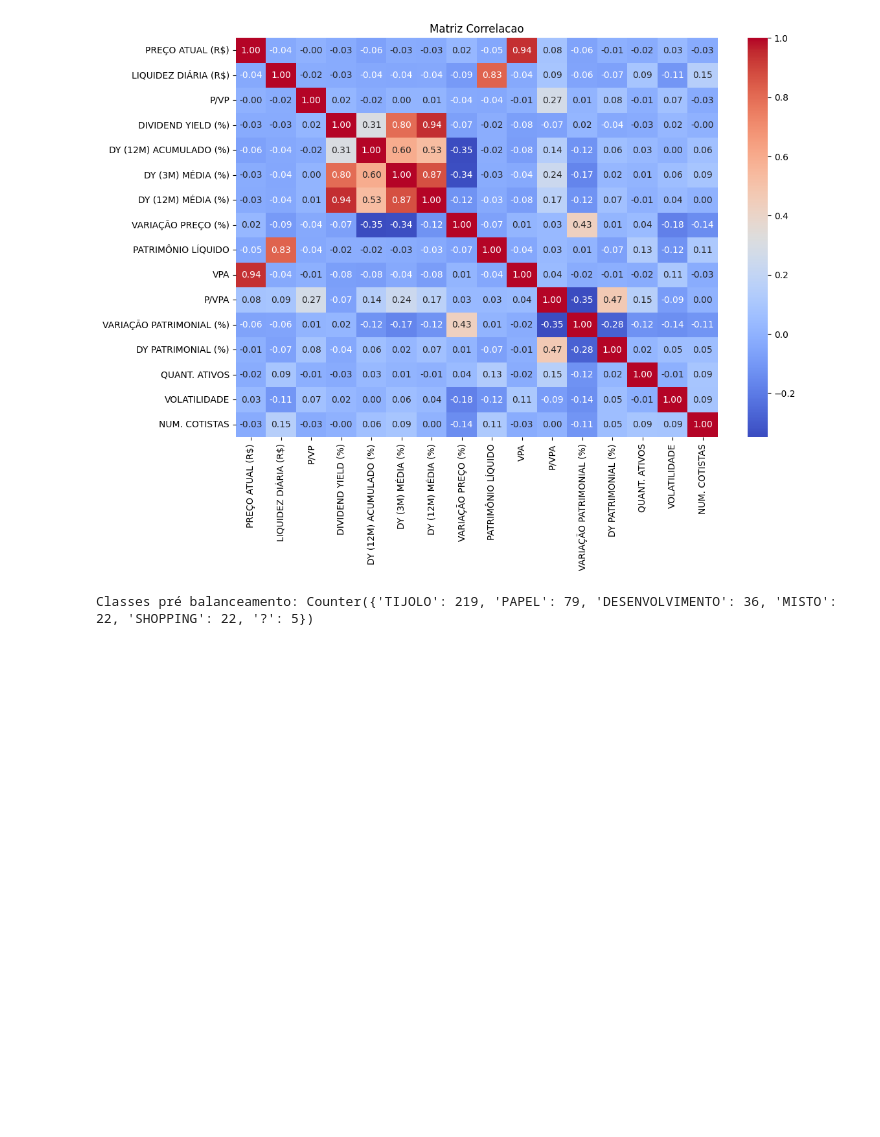
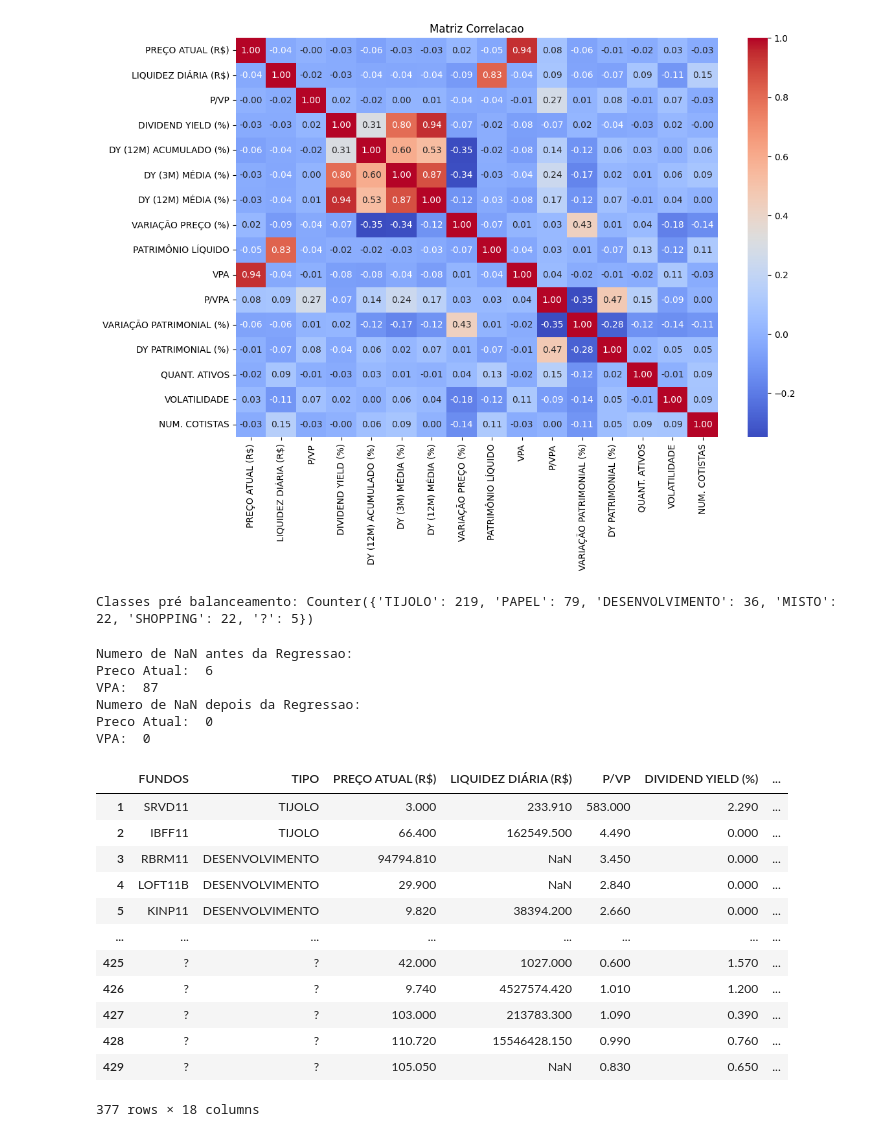
Before and after one commit to P3droSilva/Trabalho2-Mineracao, a Jupyter notebook: Script.ipynb, the cells around one changed output. Drawn from its saved outputs; the diff is of its cells as text; code cells hidden in the pictures; blank space fills up the shorter version.

```diff
--- a/Script.ipynb
+++ b/Script.ipynb
@@ -126,5 +127,54 @@ pre_balanceamento = df["TIPO"]
 print("Classes pré balanceamento:", Counter(pre_balanceamento))
 # %% [output]
 Classes pré balanceamento: Counter({'TIJOLO': 219, 'PAPEL': 79, 'DESENVOLVIMENTO': 36, 'MISTO': 22, 'SHOPPING': 22, '?': 5})
+# %%
+# Como visto na Matriz de Correlacoes, Preco Atual e VPA sao altamente relacionadas, logo, podemos utilziar Regressao para encontrar valores faltantes de VPA
+print("Numero de NaN antes da Regressao: ")
+print("Preco Atual: ", df["PREÇO ATUAL (R$)"].isna().sum())
+print("VPA: ", df["VPA"].isna().sum())
+
+# Como existem poucos NaN em Preco, Atual, dropamos os mesmos
+df.dropna(how='any', subset=['PREÇO ATUAL (R$)'], axis=0, inplace=True)
+
+# Separamos a coluna VPA em dados conhecidos e desconhecidos
+dados_conhecidos = df.dropna(subset=['VPA'])
+dados_desconhecidos = df[df['VPA'].isna()]
+
+modelo_regressao = LinearRegression()
+
+# Treinar o modelo usando os dados conhecidos
+modelo_regressao.fit(dados_conhecidos[['PREÇO ATUAL (R$)']], dados_conhecidos['VPA'])
+
+# Prever os valores desconhecidos
+valores_preditos = modelo_regressao.predict(dados_desconhecidos[['PREÇO ATUAL (R$)']])
+
+# Preencher os valores NaN no DataFrame original com os valores previstos
+df.loc[df['VPA'].isna(), 'VPA'] = valores_preditos
+
+print("Numero de NaN depois da Regressao: ")
+print("Preco Atual: ", df["PREÇO ATUAL (R$)"].isna().sum())
+print("VPA: ", df["VPA"].isna().sum())
+
+df
+# %% [output]
+Numero de NaN antes da Regressao:
+Preco Atual:  6
+VPA:  87
+Numero de NaN depois da Regressao:
+Preco Atual:  0
+VPA:  0
+|  | FUNDOS | TIPO | PREÇO ATUAL (R$) | LIQUIDEZ DIÁRIA (R$) | P/VP | DIVIDEND YIELD (%) | ... |
+| 1 | SRVD11 | TIJOLO | 3.000 | 233.910 | 583.000 | 2.290 | ... |
+| 2 | IBFF11 | TIJOLO | 66.400 | 162549.500 | 4.490 | 0.000 | ... |
+| 3 | RBRM11 | DESENVOLVIMENTO | 94794.810 | NaN | 3.450 | 0.000 | ... |
+| 4 | LOFT11B | DESENVOLVIMENTO | 29.900 | NaN | 2.840 | 0.000 | ... |
+| 5 | KINP11 | DESENVOLVIMENTO | 9.820 | 38394.200 | 2.660 | 0.000 | ... |
+| ... | ... | ... | ... | ... | ... | ... | ... |
+| 425 | ? | ? | 42.000 | 1027.000 | 0.600 | 1.570 | ... |
+| 426 | ? | ? | 9.740 | 4527574.420 | 1.010 | 1.200 | ... |
+| 427 | ? | ? | 103.000 | 213783.300 | 1.090 | 0.390 | ... |
+| 428 | ? | ? | 110.720 | 15546428.150 | 0.990 | 0.760 | ... |
+| 429 | ? | ? | 105.050 | NaN | 0.830 | 0.650 | ... |
+377 rows × 18 columns
 # %%
 # plots
```
Also changed, not shown: parts of 6 cells of this notebook.
